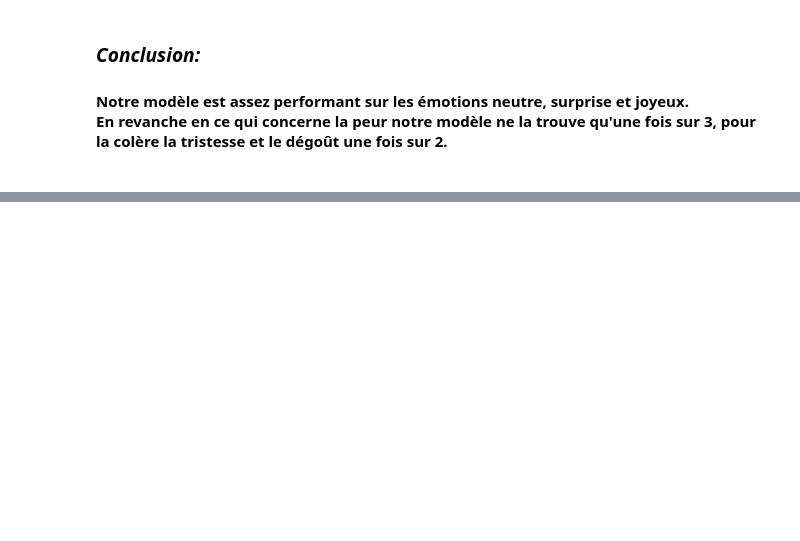
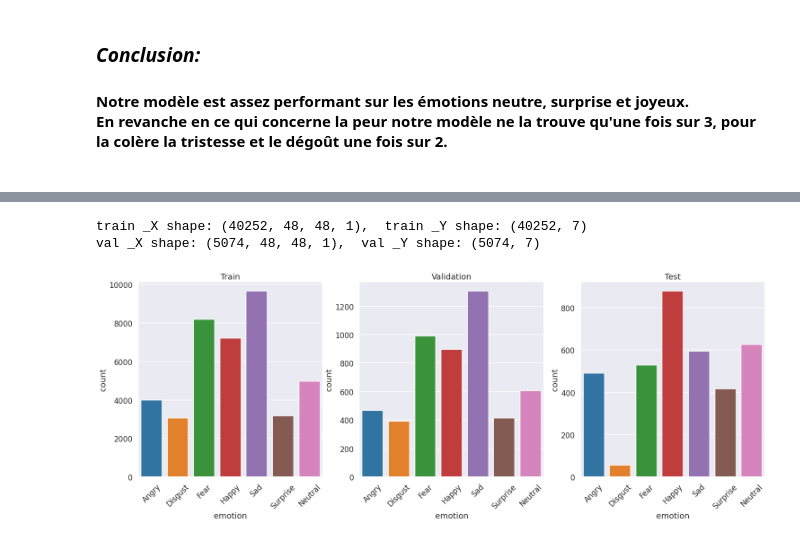
Before and after one commit to Kevin-Le-Grand/emotion-detector, a Jupyter notebook: emotions.ipynb, the cells around one changed output, grey strips where cells are left out. Cells and saved outputs as stored; diff of their text form; code cells hidden in the pictures; blank space fills up the shorter version.

```diff
--- a/emotions.ipynb
+++ b/emotions.ipynb
@@ -368,0 +384,24 @@ model.save('emotions.h5')
+# %%
+data= pd.read_csv('/content/drive/MyDrive/fer2013.csv')
+
+data_train = data[data['Usage']=='Training'].copy()
+data_val   = data[data['Usage']=='PublicTest'].copy()
+data_test  = data[data['Usage']=='PrivateTest'].copy()
+
+data_train= augmentation_data(data_train,1,6) #Disgust
+data_train= augmentation_data(data_train,2,1) #Fear
+data_train= augmentation_data(data_train,4,1) #Sad
+
+data_val= augmentation_data(data_val,1,6) #Disgust
+data_val= augmentation_data(data_val,2,1) #Fear
+data_val= augmentation_data(data_val,4,1) #Sad
+
+train_X, train_Y = CRNO(data_train, "train") #normalisation
+val_X, val_Y     = CRNO(data_val, "val") #validation data
+# %% [output]
+train _X shape: (40252, 48, 48, 1),  train _Y shape: (40252, 7)
+val _X shape: (5074, 48, 48, 1),  val _Y shape: (5074, 7)
+# %%
+affichage_datas()
+# %% [output]
+[figure, added]
```
Also changed, not shown: parts of 22 cells of this notebook, 4 other files.
